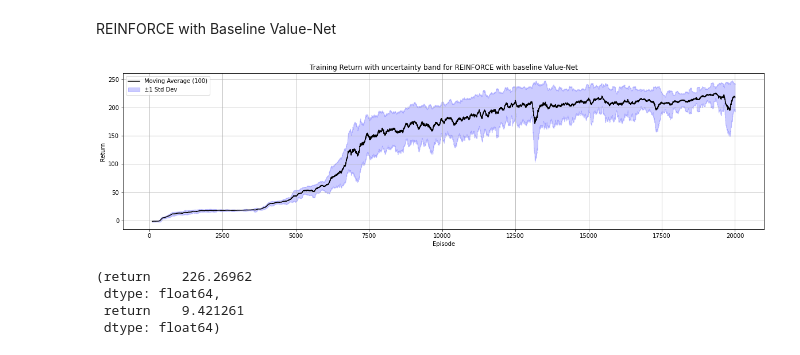
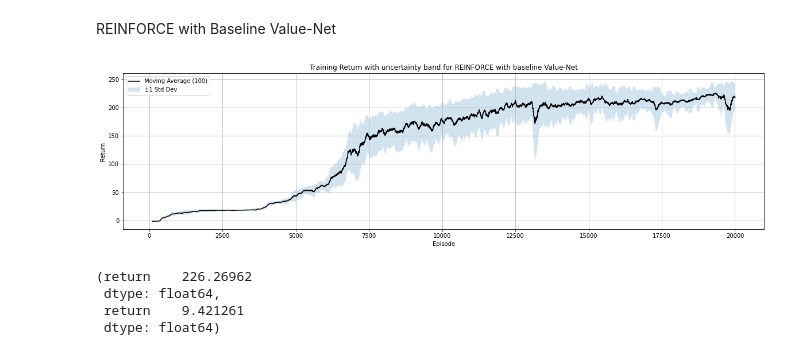
Before and after one commit to dalial89/rl_mldl_25, a Jupyter notebook: models_data/data_analysis.ipynb, the cells around one changed output. Saved outputs shown, nothing was run; the diff lists cells and outputs as text; code cells hidden in the pictures.

```diff
--- a/models_data/data_analysis.ipynb
+++ b/models_data/data_analysis.ipynb
@@ -89,33 +87,32 @@ REINFORCE with Baseline Value-Net
 # %%
 csv_path = "bval_seed_42_returns.csv"
 
 df = pd.read_csv(csv_path)
 
 window = 100
 rolling_mean = df["return"].rolling(window=window).mean()
 rolling_std = df["return"].rolling(window=window).std()
 
 plt.figure(figsize=(20, 5))
 plt.plot(df["episode"], rolling_mean, label="Moving Average (100)", color="black")
 
 # Banda di confidenza ±1 std
 plt.fill_between(
     df["episode"],
     rolling_mean - rolling_std,
     rolling_mean + rolling_std,
-    color="blue",
     alpha=0.2,
     label="±1 Std Dev"
 )
 
 plt.xlabel("Episode")
 plt.ylabel("Return")
 plt.title("Training Return with uncertainty band for REINFORCE with baseline Value-Net")
 plt.legend()
 plt.grid(True)
 plt.show()
 # %% [output]
-[figure, old version]
+[figure, new version]
 # %%
 df = pd.read_csv("REINFORCE_BVAL_seed_42_test_returns.csv")
 df.mean(), df.std()
```
Also changed, not shown: parts of 10 cells of this notebook, 6 other files.
